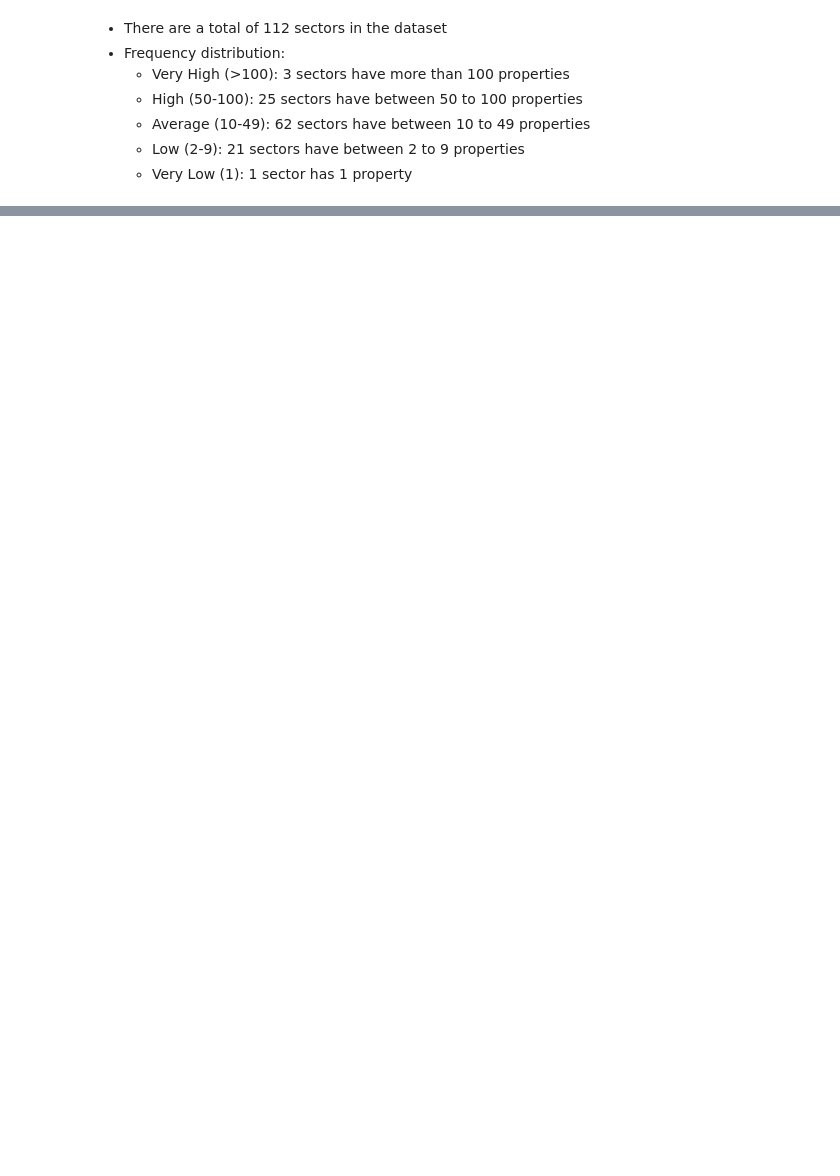
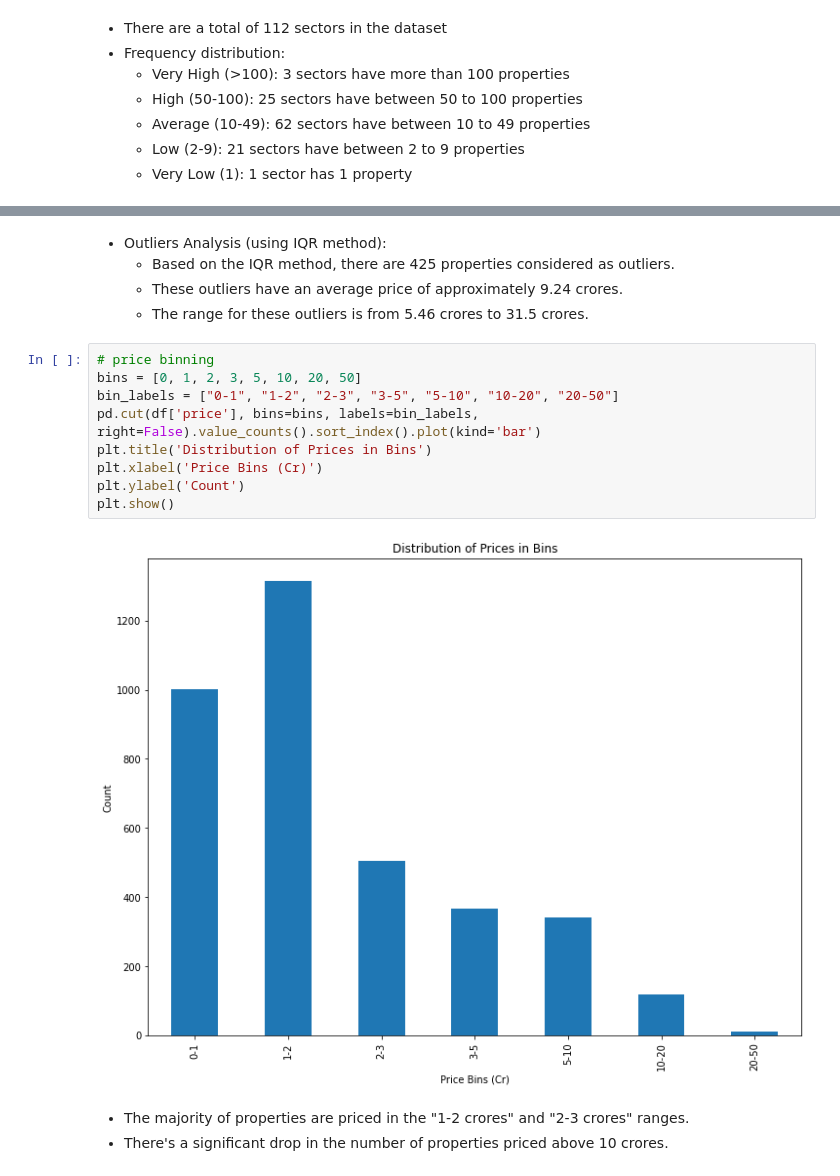
Before and after one commit to cipher499/real_estate_proj, a Jupyter notebook: EDA_univariate.ipynb, the cells around one changed output, grey strips where cells are left out. Drawn from its saved outputs; the diff is of its cells as text; blank space fills up the shorter version.

```diff
--- a/EDA_univariate.ipynb
+++ b/EDA_univariate.ipynb
@@ -182,0 +288,19 @@ df['sector'].value_counts().head(10).plot(kind='bar')
+# %% [markdown]
+- Outliers Analysis (using IQR method):
+    - Based on the IQR method, there are 425 properties considered as outliers.
+    - These outliers have an average price of approximately 9.24 crores.
+    - The range for these outliers is from 5.46 crores to 31.5 crores.
+# %%
+# price binning
+bins = [0, 1, 2, 3, 5, 10, 20, 50]
+bin_labels = ["0-1", "1-2", "2-3", "3-5", "5-10", "10-20", "20-50"]
+pd.cut(df['price'], bins=bins, labels=bin_labels, right=False).value_counts().sort_index().plot(kind='bar')
+plt.title('Distribution of Prices in Bins')
+plt.xlabel('Price Bins (Cr)')
+plt.ylabel('Count')
+plt.show()
+# %% [output]
+[figure, added]
+# %% [markdown]
+- The majority of properties are priced in the "1-2 crores" and "2-3 crores" ranges.
+- There's a significant drop in the number of properties priced above 10 crores.
```
Also changed, not shown: parts of 26 cells of this notebook.
